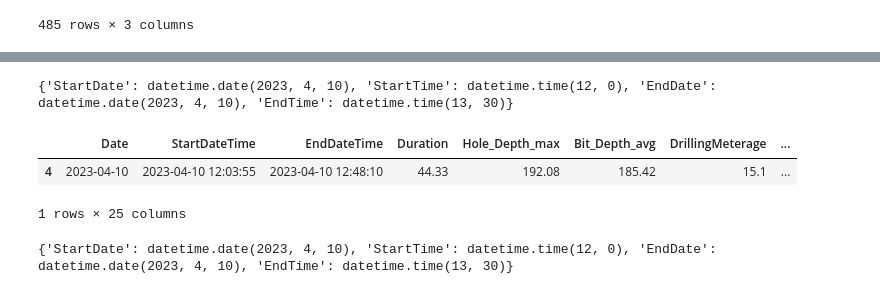
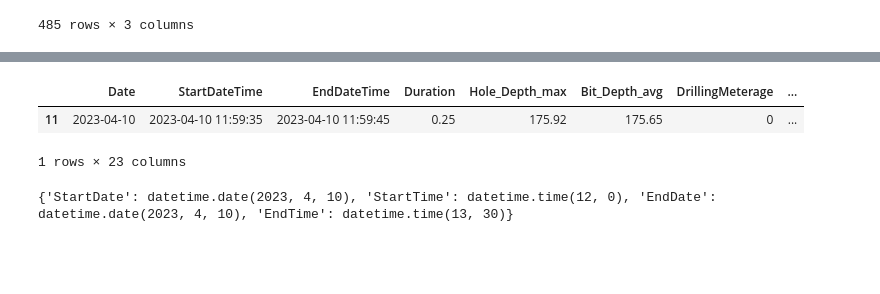
Before and after one commit to jiunx7174/MIH-Dashboard-Project, a Jupyter notebook: Streamlit_App_v3/Notebook/00_DataRealtimePipeline.ipynb, the cells around one changed output, grey strips where cells are left out. Drawn from its saved outputs; the diff is of its cells as text; code cells hidden in the pictures; blank space fills up the shorter version.

```diff
--- a/Streamlit_App_v3/Notebook/00_DataRealtimePipeline.ipynb
+++ b/Streamlit_App_v3/Notebook/00_DataRealtimePipeline.ipynb
@@ -898,9 +898,9 @@ rigActivityDF
 reload(IO_Data)
 UserDateRange = {
   "StartDate": datetime.date(2023, 4, 10),
-  "StartTime": datetime.time(12, 00),
+  "StartTime": datetime.time(11, 50),
   "EndDate": datetime.date(2023, 4, 10),
-  "EndTime": datetime.time(13, 30)
+  "EndTime": datetime.time(12, 00)
 }
 WellInfoDict = {
   "cid": 74,
@@ -1094,7 +1094,6 @@ getLastActSum(WellInfoDict, UserDateRange, DrillActivityList='default')
+|  | Date | StartDateTime | EndDateTime | Duration | Hole_Depth_max | Bit_Depth_avg | DrillingMeterage | ... |
+| 11 | 2023-04-10 | 2023-04-10 11:59:35 | 2023-04-10 11:59:45 | 0.25 | 175.92 | 175.65 | 0 | ... |
-{'StartDate': datetime.date(2023, 4, 10), 'StartTime': datetime.time(12, 0), 'EndDate': datetime.date(2023, 4, 10), 'EndTime': datetime.time(13, 30)}
+1 rows × 23 columns
-|  | Date | StartDateTime | EndDateTime | Duration | Hole_Depth_max | Bit_Depth_avg | DrillingMeterage | ... |
-| 4 | 2023-04-10 | 2023-04-10 12:03:55 | 2023-04-10 12:48:10 | 44.33 | 192.08 | 185.42 | 15.1 | ... |
-1 rows × 25 columns
 # %%
 LastDateTime = '2023-04-10 12:03:55'
 LastDateTime_obj = datetime.strptime(LastDateTime, '%Y-%m-%d %H:%M:%S')
```
Also changed, not shown: parts of 2 cells of this notebook.
